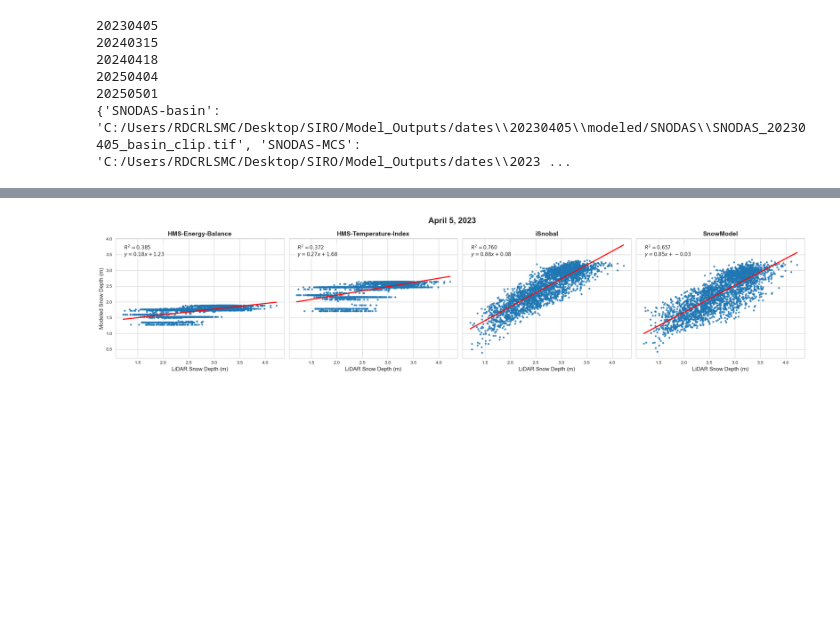
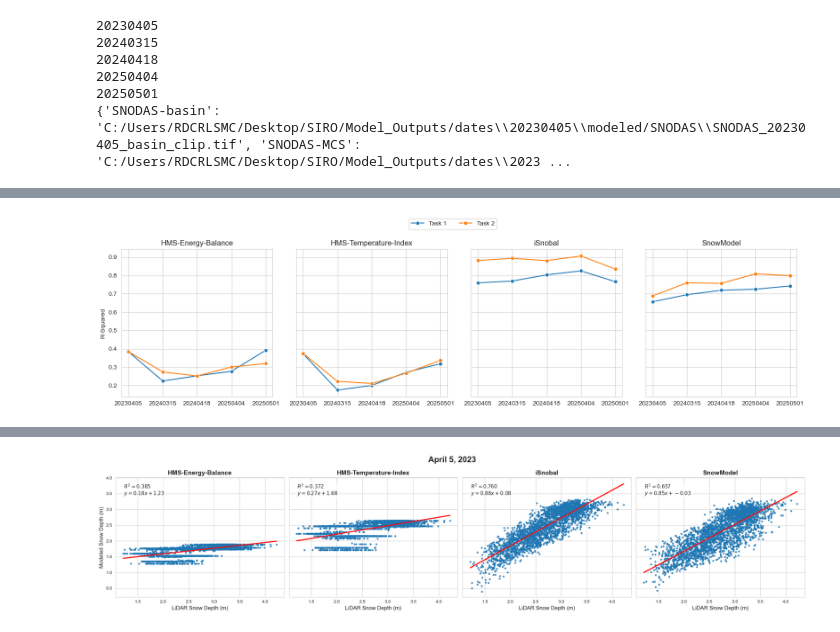
Before and after one commit to naniciafone/SIRO, a Jupyter notebook: notebooks/analysis.ipynb, the cells around one changed output, grey strips where cells are left out. Drawn from its saved outputs; the diff is of its cells as text; code cells hidden in the pictures; blank space fills up the shorter version.

```diff
--- a/notebooks/analysis.ipynb
+++ b/notebooks/analysis.ipynb
@@ -366,0 +232,29 @@ NameError: name 'resample' is not defined
+# %%
+fig, axs = plt.subplots(nrows=1, ncols=4, figsize=(16, 4), sharey=True)
+
+models = ['HMS-Energy-Balance', 'HMS-Temperature-Index', 'iSnobal', 'SnowModel']
+
+for i, model in enumerate(models):
+    sns.lineplot(
+        data=df[df['model'] == model],
+        x='date',
+        y='r-squared',
+        hue='task',
+        marker='o',
+        ax=axs[i],
+
+    )
+    axs[i].get_legend().remove()
+    axs[i].set_title(model)
+    axs[i].set_xlabel("")
+    #axs[i].tick_params(labelrotation=45)
+    axs[0].set_ylabel("R-Squared")
+
+    handles, labels = axs[0].get_legend_handles_labels()
+
+fig.legend(handles, labels, loc='upper center', bbox_to_anchor=(0.5, 1.1), ncol=3)
+
+plt.tight_layout()
+plt.show()
+# %% [output]
+[figure, added]
```
Also changed, not shown: parts of 14 cells of this notebook.
